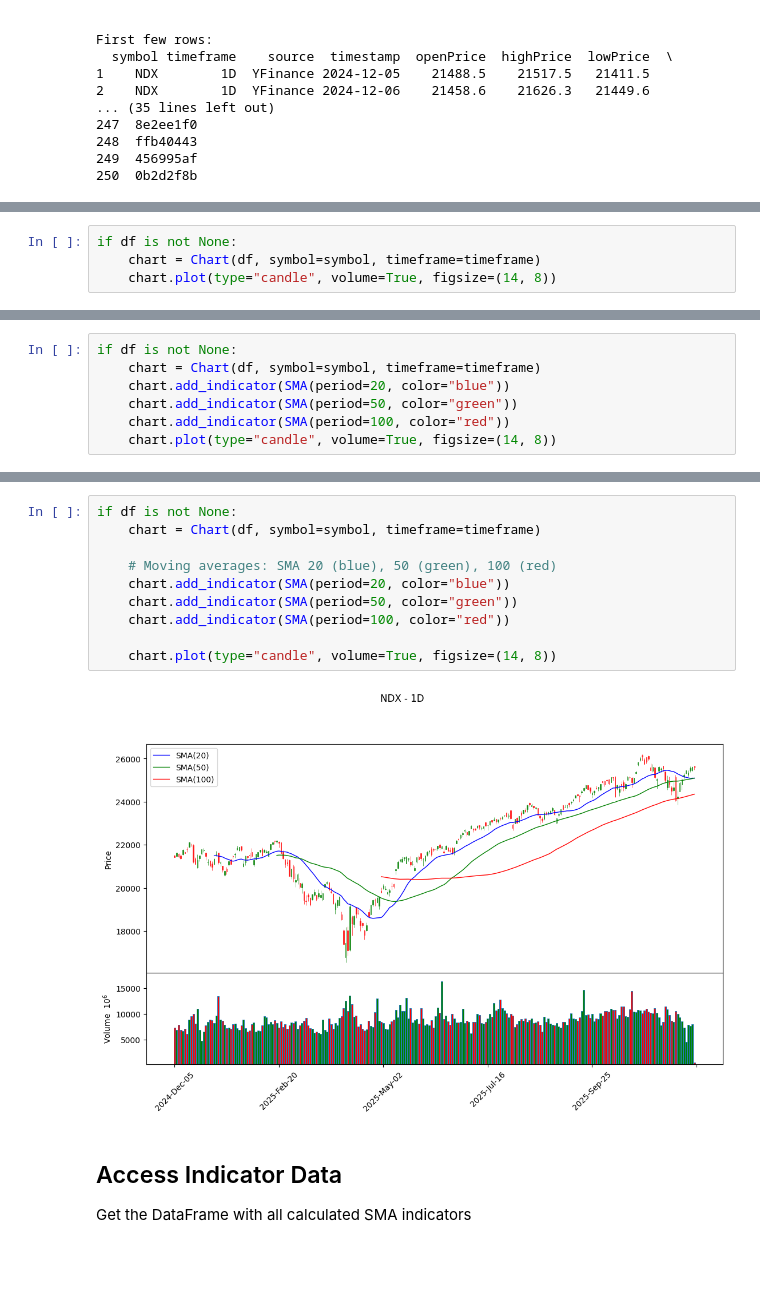
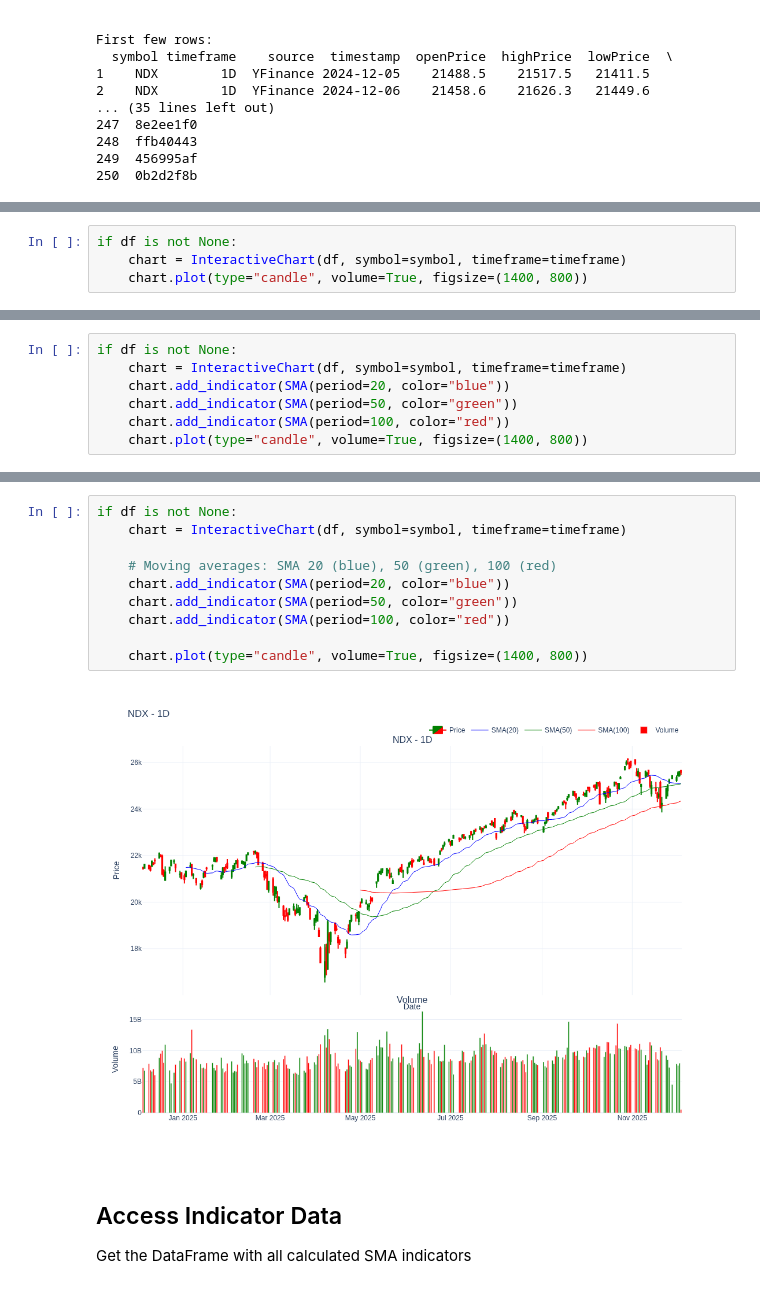
Before and after one commit to Louack/ig-trading, a Jupyter notebook: notebooks/basic_visualization.ipynb, the cells around one changed output, grey strips where cells are left out. Cells and saved outputs as stored; diff of their text form; blank space fills up the shorter version.

```diff
--- a/notebooks/basic_visualization.ipynb
+++ b/notebooks/basic_visualization.ipynb
@@ -109,5 +109,5 @@ Create a basic candlestick chart
 # %%
 if df is not None:
-    chart = Chart(df, symbol=symbol, timeframe=timeframe)
-    chart.plot(type="candle", volume=True, figsize=(14, 8))
+    chart = InteractiveChart(df, symbol=symbol, timeframe=timeframe)
+    chart.plot(type="candle", volume=True, figsize=(1400, 800))
 # %% [output]
@@ -119,8 +119,8 @@ Add Simple Moving Averages (SMA 20, 50, 100) with different colors
 # %%
 if df is not None:
-    chart = Chart(df, symbol=symbol, timeframe=timeframe)
+    chart = InteractiveChart(df, symbol=symbol, timeframe=timeframe)
     chart.add_indicator(SMA(period=20, color="blue"))
     chart.add_indicator(SMA(period=50, color="green"))
     chart.add_indicator(SMA(period=100, color="red"))
-    chart.plot(type="candle", volume=True, figsize=(14, 8))
+    chart.plot(type="candle", volume=True, figsize=(1400, 800))
 # %% [output]
@@ -132,15 +132,15 @@ Display SMA 20 (blue), 50 (green), and 100 (red) on the chart
 # %%
 if df is not None:
-    chart = Chart(df, symbol=symbol, timeframe=timeframe)
+    chart = InteractiveChart(df, symbol=symbol, timeframe=timeframe)
 
     # Moving averages: SMA 20 (blue), 50 (green), 100 (red)
     chart.add_indicator(SMA(period=20, color="blue"))
     chart.add_indicator(SMA(period=50, color="green"))
     chart.add_indicator(SMA(period=100, color="red"))
 
-    chart.plot(type="candle", volume=True, figsize=(14, 8))
+    chart.plot(type="candle", volume=True, figsize=(1400, 800))
 # %% [output]
-[figure, old version]
+[figure, new version]
 # %% [markdown]
 ## Access Indicator Data
 
```
Also changed, not shown: parts of 14 cells of this notebook, 5 other files.
